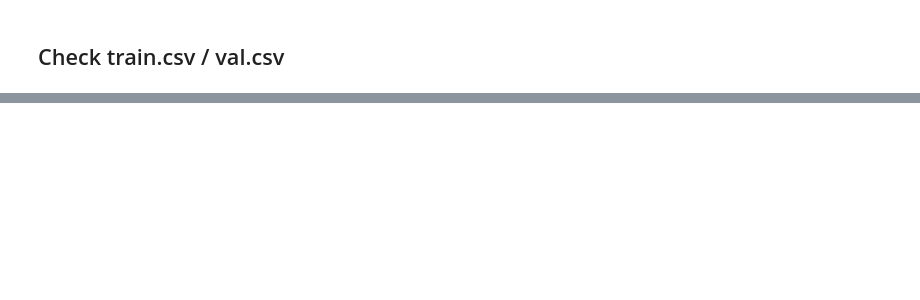
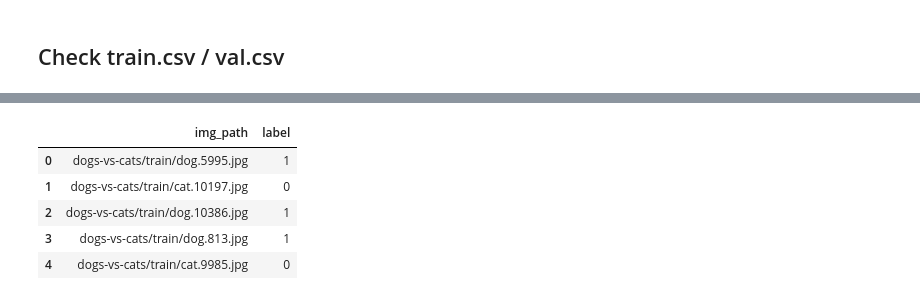
Before and after one commit to taochen1114/image-classification, a Jupyter notebook: preprocessing/dataset_process.ipynb, the cells around one changed output, grey strips where cells are left out. Drawn from its saved outputs; the diff is of its cells as text; code cells hidden in the pictures; blank space fills up the shorter version.

```diff
--- a/preprocessing/dataset_process.ipynb
+++ b/preprocessing/dataset_process.ipynb
@@ -86,6 +98,11 @@ train_df = pd.read_csv('../data/dogs-vs-cats/train.csv')
 ## validation set dataframe
 val_df = pd.read_csv('../data/dogs-vs-cats/val.csv')
 
+## validation set dataframe
+test_df = pd.read_csv('../data/dogs-vs-cats/test.csv')
+
+
 print(train_df.shape)
 print(val_df.shape)
+print(test_df.shape)
 # %% [output]
@@ -133,3 +151,12 @@ val_df.describe()
 | 50% | 1.000000 |
 | 75% | 1.000000 |
 | max | 1.000000 |
+# %%
+test_df.head()
+# %% [output]
+|  | img_path | label |
+| 0 | dogs-vs-cats/train/dog.5995.jpg | 1 |
+| 1 | dogs-vs-cats/train/cat.10197.jpg | 0 |
+| 2 | dogs-vs-cats/train/dog.10386.jpg | 1 |
+| 3 | dogs-vs-cats/train/dog.813.jpg | 1 |
+| 4 | dogs-vs-cats/train/cat.9985.jpg | 0 |
```
Also changed, not shown: parts of 13 cells of this notebook, 1 other file.
